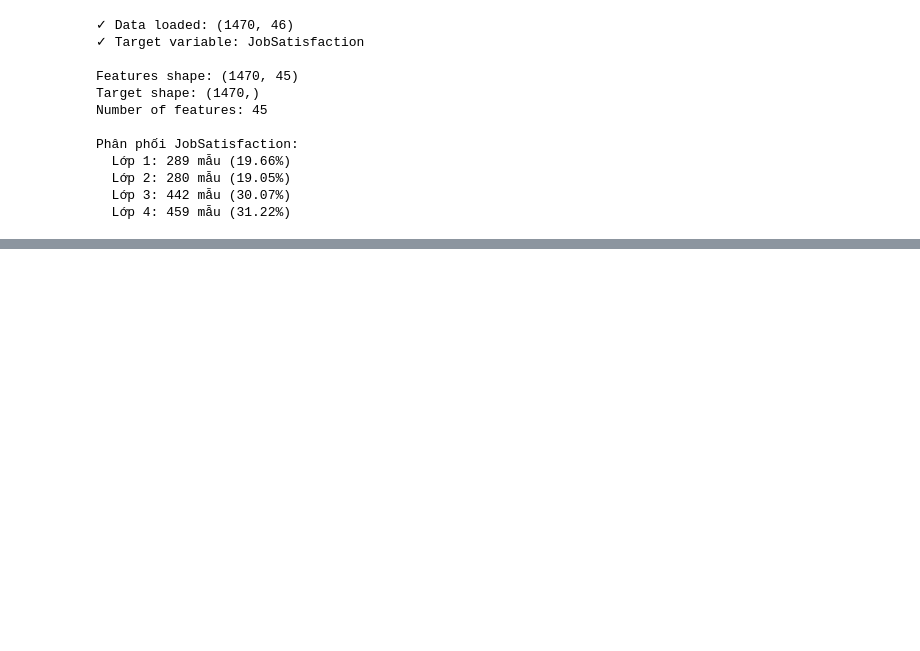
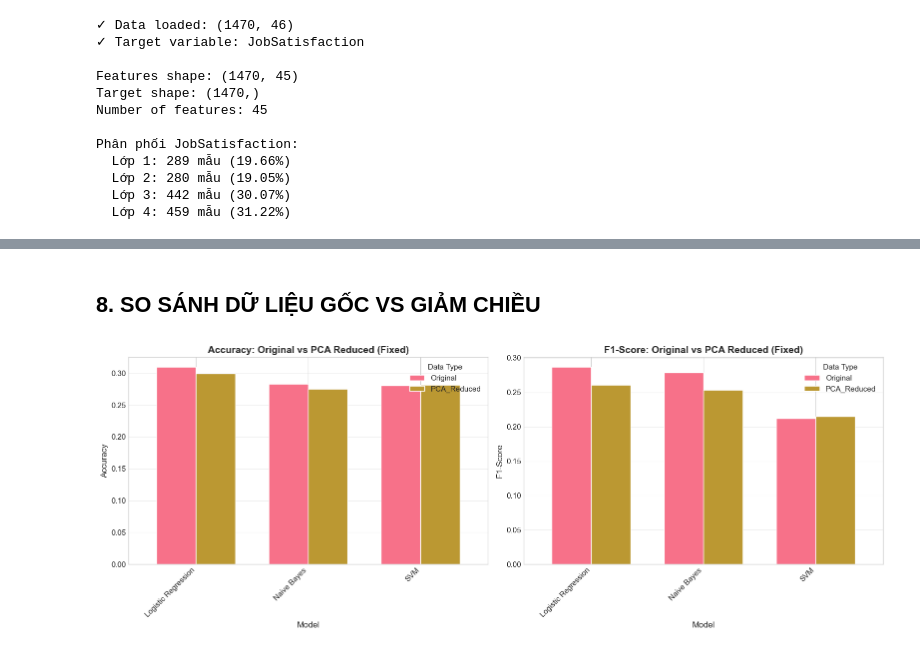
Before and after one commit to duyanhtr130905/ML_Project_JobSastisfaction, a Jupyter notebook: notebook/05_Classification.ipynb, the cells around one changed output, grey strips where cells are left out. Cells and saved outputs as stored; diff of their text form; code cells hidden in the pictures; blank space fills up the shorter version.

```diff
--- a/notebook/05_Classification.ipynb
+++ b/notebook/05_Classification.ipynb
@@ -539,0 +311,30 @@ KẾT LUẬN
+# %% [markdown]
+## 8. SO SÁNH DỮ LIỆU GỐC VS GIẢM CHIỀU
+# %%
+fig, axes = plt.subplots(1, 2, figsize=(16, 6))
+
+# So sánh Accuracy
+comparison_data = results_df.groupby(['model', 'data_type'])['accuracy'].mean().unstack()
+comparison_data.plot(kind='bar', ax=axes[0], width=0.7)
+axes[0].set_title('Accuracy: Original vs PCA Reduced (Fixed)', fontsize=14, fontweight='bold')
+axes[0].set_ylabel('Accuracy', fontsize=12)
+axes[0].set_xlabel('Model', fontsize=12)
+axes[0].legend(title='Data Type')
+axes[0].grid(True, alpha=0.3, axis='y')
+axes[0].set_xticklabels(axes[0].get_xticklabels(), rotation=45, ha='right')
+
+# So sánh F1-Score
+comparison_data = results_df.groupby(['model', 'data_type'])['f1'].mean().unstack()
+comparison_data.plot(kind='bar', ax=axes[1], width=0.7)
+axes[1].set_title('F1-Score: Original vs PCA Reduced (Fixed)', fontsize=14, fontweight='bold')
+axes[1].set_ylabel('F1-Score', fontsize=12)
+axes[1].set_xlabel('Model', fontsize=12)
+axes[1].legend(title='Data Type')
+axes[1].grid(True, alpha=0.3, axis='y')
+axes[1].set_xticklabels(axes[1].get_xticklabels(), rotation=45, ha='right')
+
+plt.tight_layout()
+plt.savefig('../results/original_vs_pca_fixed.png', dpi=300, bbox_inches='tight')
+plt.show()
+# %% [output]
+[figure, added]
```
Also changed, not shown: parts of 43 cells of this notebook, 6 other files.
